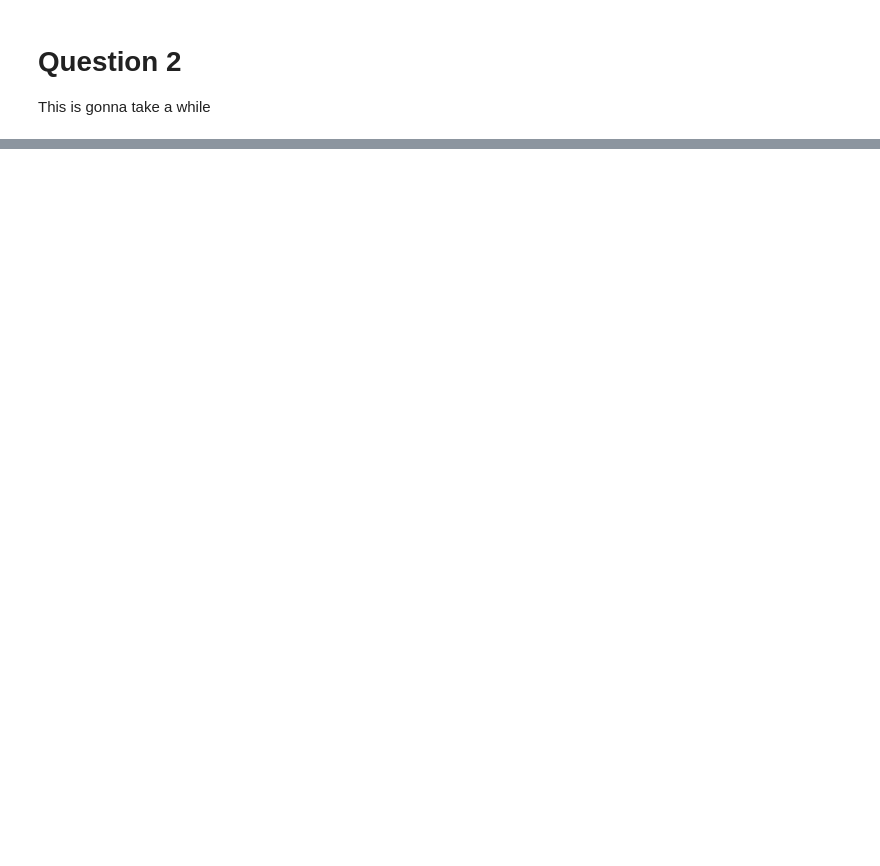
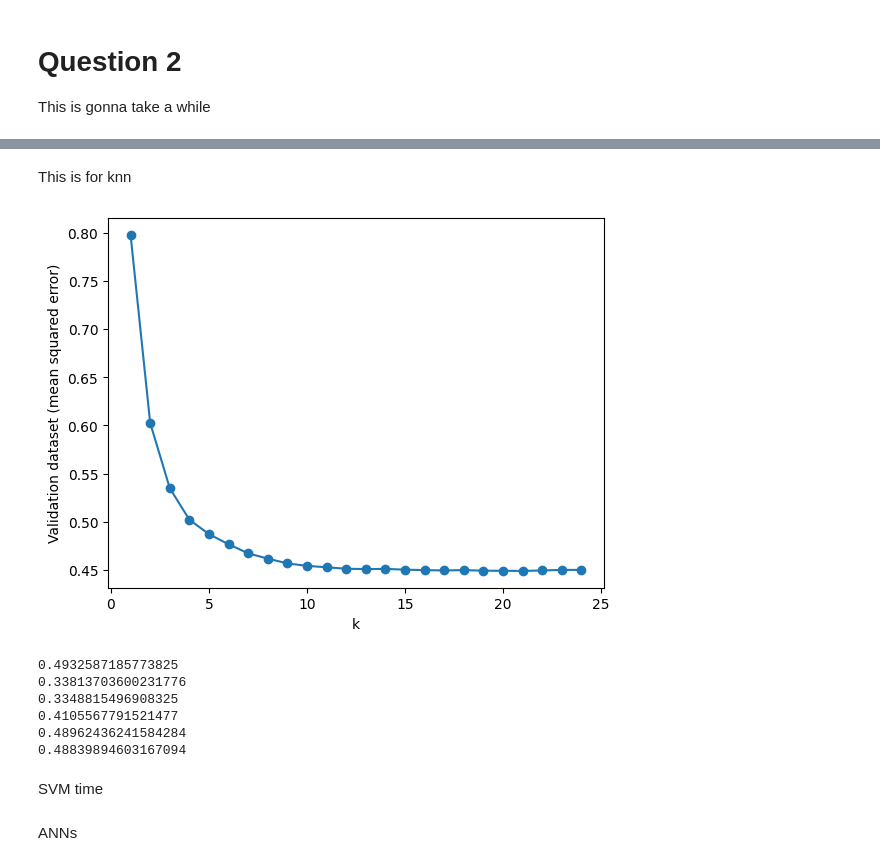
Before and after one commit to GrandmasterFred/NNProject, a Jupyter notebook: assignment3.ipynb, the cells around one changed output, grey strips where cells are left out. Drawn from its saved outputs; the diff is of its cells as text; code cells hidden in the pictures; blank space fills up the shorter version.

```diff
--- a/assignment3.ipynb
+++ b/assignment3.ipynb
@@ -135,0 +234,58 @@ dataset_list.append(temp_dataset)
+# %% [markdown]
+This is for knn
+# %%
+# hyperparameter search
+from sklearn.neighbors import KNeighborsClassifier
+from sklearn.model_selection import cross_val_score
+
+temp_x_set = train_set_list[0]
+
+mse = np.array([])
+scorer = make_scorer(mean_squared_error)
+
+k_vec = range(1,25)
+for k in k_vec:
+    model = KNeighborsRegressor(n_neighbors=k)
+    score = cross_val_score(model, temp_x_set, y_train_set, cv=5, scoring=scorer)
+    mse = np.append(mse, score.mean())
+
+plt.plot(k_vec, mse, marker='o')
+plt.xlabel('k')
+plt.ylabel('Validation dataset (mean squared error)')
+plt.show()
+# %% [output]
+[figure, added]
+# %%
+# the best value was around 5, so that will be used
+BEST_K = 5
+
+# loop through each of the dataset
+for idx in range(len(train_set_list)):
+    # temporary dataset for current iteration
+    temp_x_set = train_set_list[idx]
+    temp_x_set_test = test_set_list[idx]
+
+    # Fit the model with the best hyperparameter
+    model = KNeighborsRegressor(n_neighbors=BEST_K)
+    model.fit(temp_x_set, y_train_set)
+
+    # y_train_pred_scale = model.predict(x_train)
+    # mse_train_scale = mean_squared_error(y_train, y_train_pred_scale)
+    #
+    # print("Mean squared error of the scaled training dataset :", mse_train_scale)
+    # print("Mean squared error of the real training dataset (USD):", mse_train_real)
+
+    # Predict the output
+    y_test_pred_scale = model.predict(temp_x_set_test)
+    mse_test_scale = mean_squared_error(y_test_set, y_test_pred_scale)
+
+    print(f'{mse_test_scale}')
+# %% [output]
+0.4932587185773825
+0.33813703600231776
+0.3348815496908325
+0.4105567791521477
+0.48962436241584284
+0.48839894603167094
+# %% [markdown]
+SVM time
@@ -135,0 +326,2 @@ dataset_list.append(temp_dataset)
+# %% [markdown]
+ANNs
```
Also changed, not shown: parts of 14 cells of this notebook, 1 other file.
